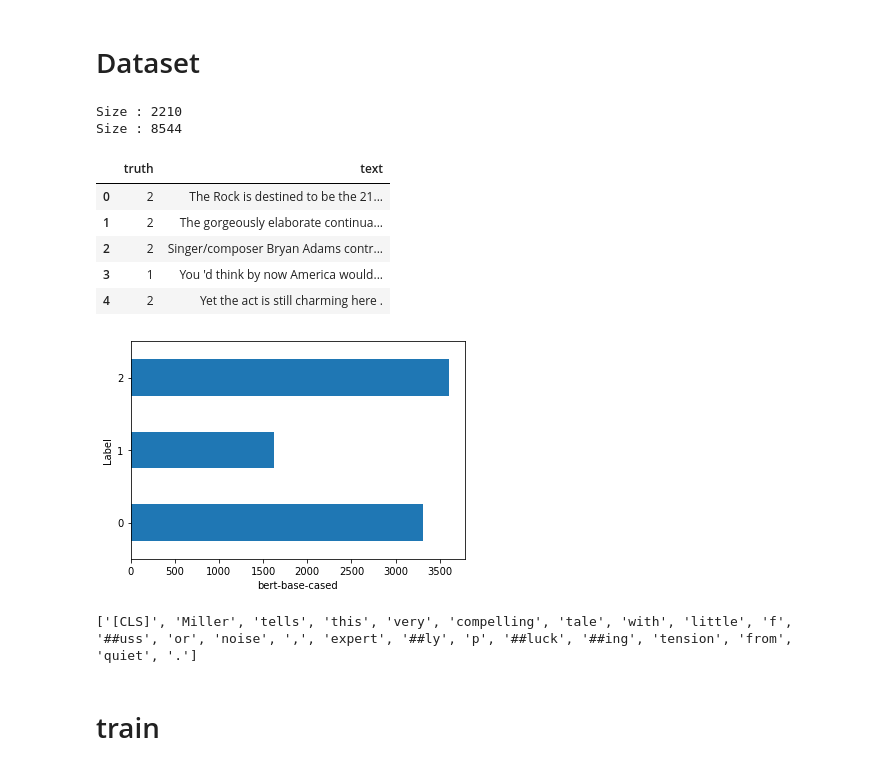
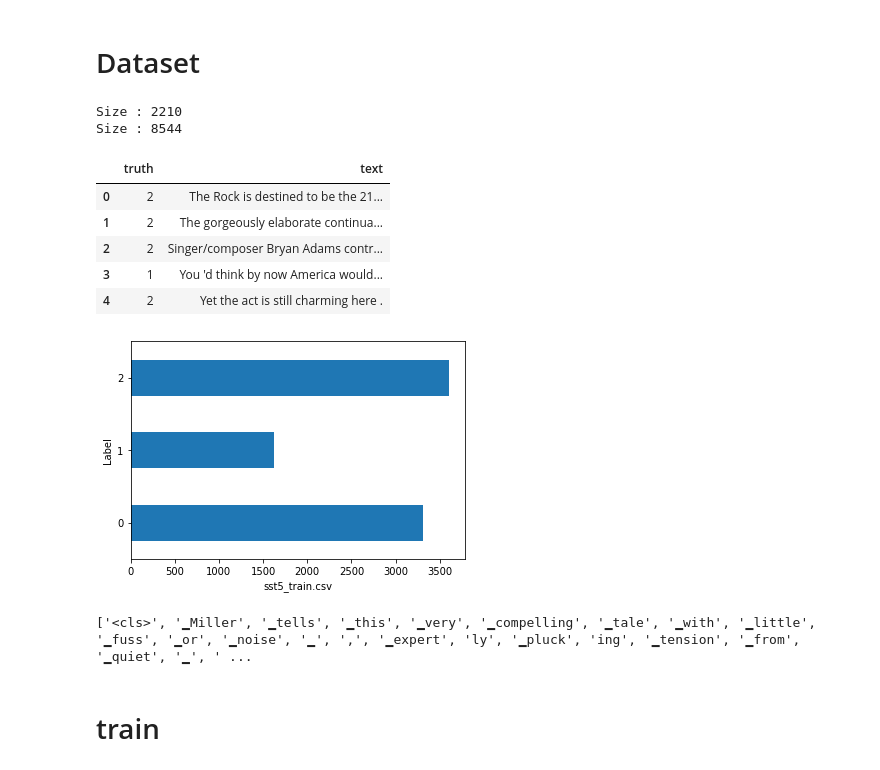
Before and after one commit to 1tangerine1day/Sentiment-Analysis, a Jupyter notebook: train.ipynb, the cells around one changed output. Cells and saved outputs as stored; diff of their text form; code cells hidden in the pictures.

Commit message:
add model mode

```diff
--- a/train.ipynb
+++ b/train.ipynb
@@ -29,15 +27,15 @@ DEVICE = torch.device("cuda:0" if torch.cuda.is_available() else "cpu")
-# %%
-name = "bert-base-cased"
-num_labels = 3
-model = bert_classifier(3, name).to(DEVICE)
-tokenizer = model.get_tokenizer()
-loss_fn = nn.CrossEntropyLoss().to(DEVICE)
-lr = 2e-5
-optimizer = torch.optim.Adam(model.parameters(), lr=lr)
+# %%
+DEVICE = torch.device("cuda:0" if torch.cuda.is_available() else "cpu")
+NAME = "xlnet-base-cased"
+NUM_LABLES = 3
+MODEL = xlnet_classifier(3, NAME).to(DEVICE)
+TOKENIZER = MODEL.get_tokenizer()
+LOSS_FN = nn.CrossEntropyLoss().to(DEVICE)
+OPTIMIZER = torch.optim.Adam(MODEL.parameters(), lr=2e-5)
 # %% [markdown]
 # Dataset
 # %%
-def draw_df_label(df):
+def draw_df_label(df, name):
     ax = df['truth'].value_counts(sort=False).plot(kind="barh")
     ax.set_xlabel(name)
     ax.set_ylabel("Label")
@@ -48,17 +46,17 @@ def draw_df_label(df):
 # amazon_20201210_train_set.get_df().head()
 # %%
-sst5_test_set = dataset(path='data/sst5_test.csv', tokenizer=tokenizer, cls_token=tokenizer.cls_token)
-sst5_train_set = dataset(path='data/sst5_train.csv', tokenizer=tokenizer, cls_token=tokenizer.cls_token)
-draw_df_label(sst5_train_set.get_df())
+sst5_test_set = dataset(path='data/sst5_test.csv', tokenizer=TOKENIZER)
+sst5_train_set = dataset(path='data/sst5_train.csv', tokenizer=TOKENIZER)
+draw_df_label(sst5_train_set.get_df(), sst5_train_set.get_name())
 sst5_train_set.get_df().head()
 # %% [output]
 Size : 2210
 Size : 8544
 |  | truth | text |
 | 0 | 2 | The Rock is destined to be the 21... |
 | 1 | 2 | The gorgeously elaborate continua... |
 | 2 | 2 | Singer/composer Bryan Adams contr... |
 | 3 | 1 | You 'd think by now America would... |
 | 4 | 2 | Yet the act is still charming here . |
-[figure, old version]
+[figure, new version]
 # %%
@@ -67,9 +65,9 @@ Size : 8544
 # %%
 # train_set = ConcatDataset([amazon_20201210_train_set, sst5_train_set, balance_set])
 train_set = sst5_train_set
-print(tokenizer.convert_ids_to_tokens(train_set.__getitem__(133)[0]))
+print(TOKENIZER.convert_ids_to_tokens(train_set.__getitem__(133)[0]))
 # %% [output]
-['[CLS]', 'Miller', 'tells', 'this', 'very', 'compelling', 'tale', 'with', 'little', 'f', '##uss', 'or', 'noise', ',', 'expert', '##ly', 'p', '##luck', '##ing', 'tension', 'from', 'quiet', '.']
+['<cls>', '▁Miller', '▁tells', '▁this', '▁very', '▁compelling', '▁tale', '▁with', '▁little', '▁fuss', '▁or', '▁noise', '▁', ',', '▁expert', 'ly', '▁pluck', 'ing', '▁tension', '▁from', '▁quiet', '▁', ' ...
 # %%
 def train(loader, epochs):
     all_data = len(loader)
```
Also changed, not shown: parts of 18 cells of this notebook, 2 other files.
